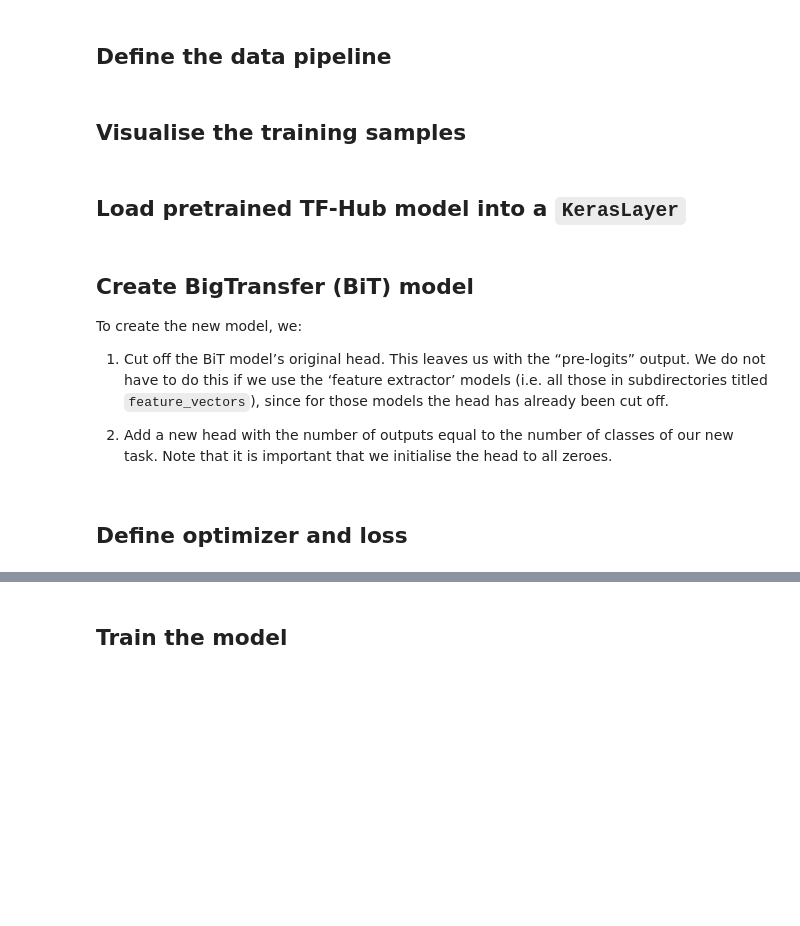
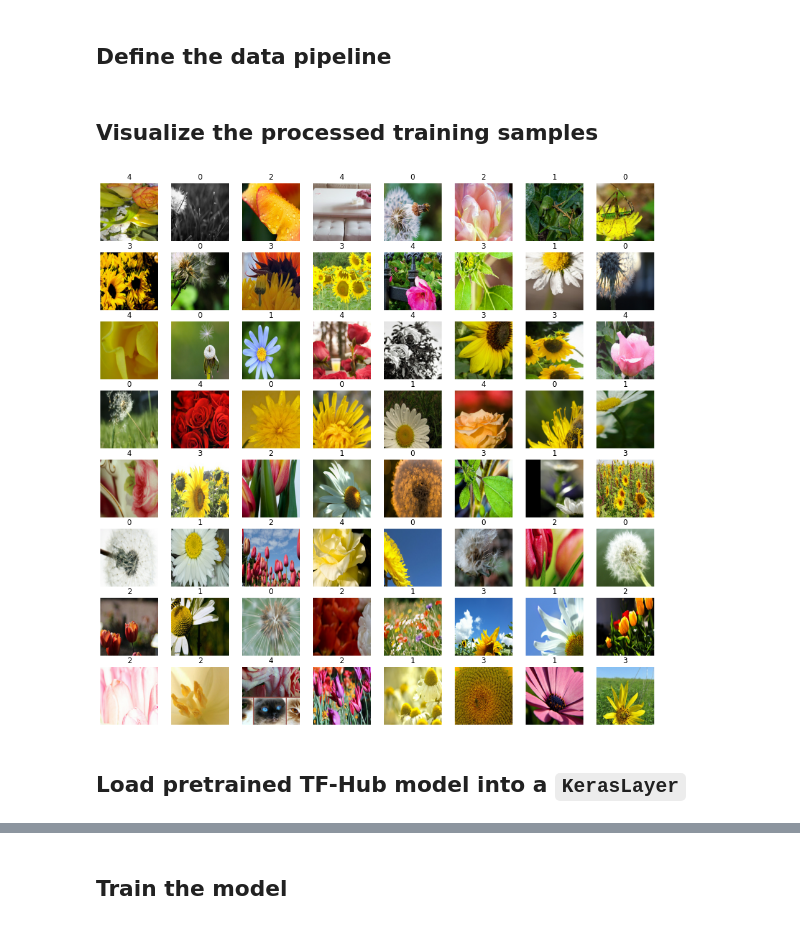
Before and after one commit to chihyanghsu0805/keras_tutorial, a Jupyter notebook: keras/bit.ipynb, the cells around one changed output, grey strips where cells are left out. Drawn from its saved outputs; the diff is of its cells as text; code cells hidden in the pictures; blank space fills up the shorter version.

```diff
--- a/keras/bit.ipynb
+++ b/keras/bit.ipynb
@@ -140,31 +151,21 @@ pipeline_validation = (
     .prefetch(AUTO)
 )
 # %% [markdown]
-## Visualise the training samples
+## Visualize the processed training samples
 # %%
 image_batch, label_batch = next(iter(pipeline_train))
 
-plt.figure(figsize=(10, 10))
-for n in range(25):
-    ax = plt.subplot(5, 5, n + 1)
+plt.figure(figsize=(16, 16))
+for n in range(BATCH_SIZE):
+    ax = plt.subplot(8, 8, n + 1)
     plt.imshow(image_batch[n])
     plt.title(label_batch[n].numpy())
     plt.axis("off")
+# %% [output]
+[figure, added]
 # %% [markdown]
 ## Load pretrained TF-Hub model into a `KerasLayer`
 # %%
 bit_model_url = "https://tfhub.dev/google/bit/m-r50x1/1"
 bit_module = hub.KerasLayer(bit_model_url)
-# %% [markdown]
-## Create BigTransfer (BiT) model
-
-To create the new model, we:
-
-1. Cut off the BiT model’s original head. This leaves us with the “pre-logits” output.
-We do not have to do this if we use the ‘feature extractor’ models (i.e. all those in
-subdirectories titled `feature_vectors`), since for those models the head has already
-been cut off.
-
-2. Add a new head with the number of outputs equal to the number of classes of our new
-task. Note that it is important that we initialise the head to all zeroes.
 # %%
@@ -186,2 +181,0 @@ model = MyBiTModel(num_classes=NUM_CLASSES, module=bit_module)
-# %% [markdown]
-## Define optimizer and loss
```
Also changed, not shown: parts of 36 cells of this notebook.
